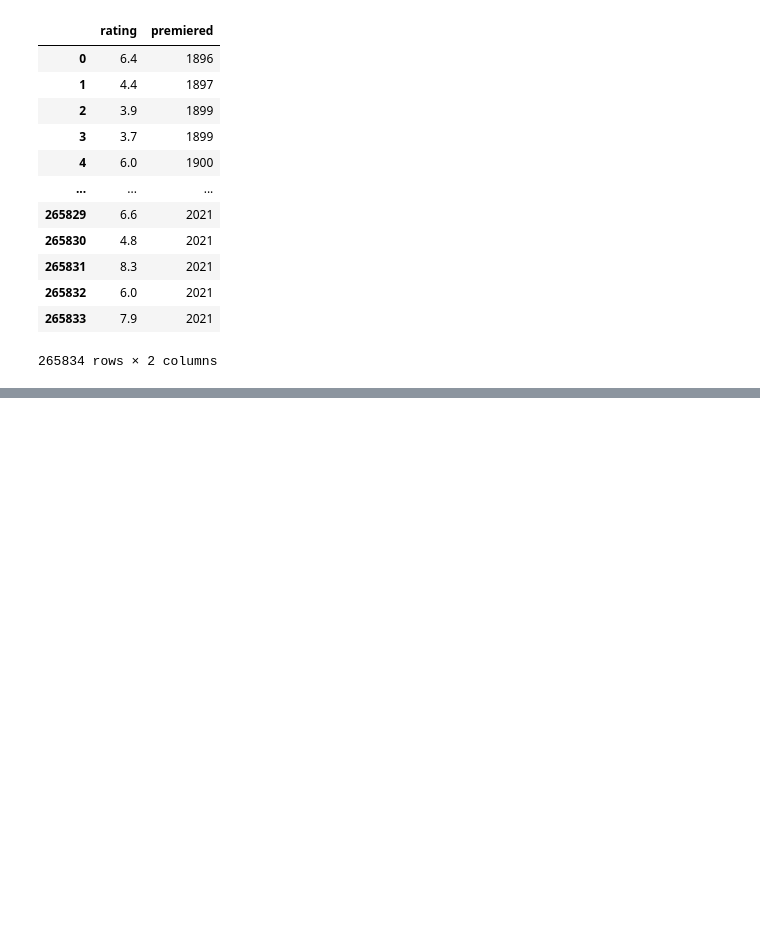
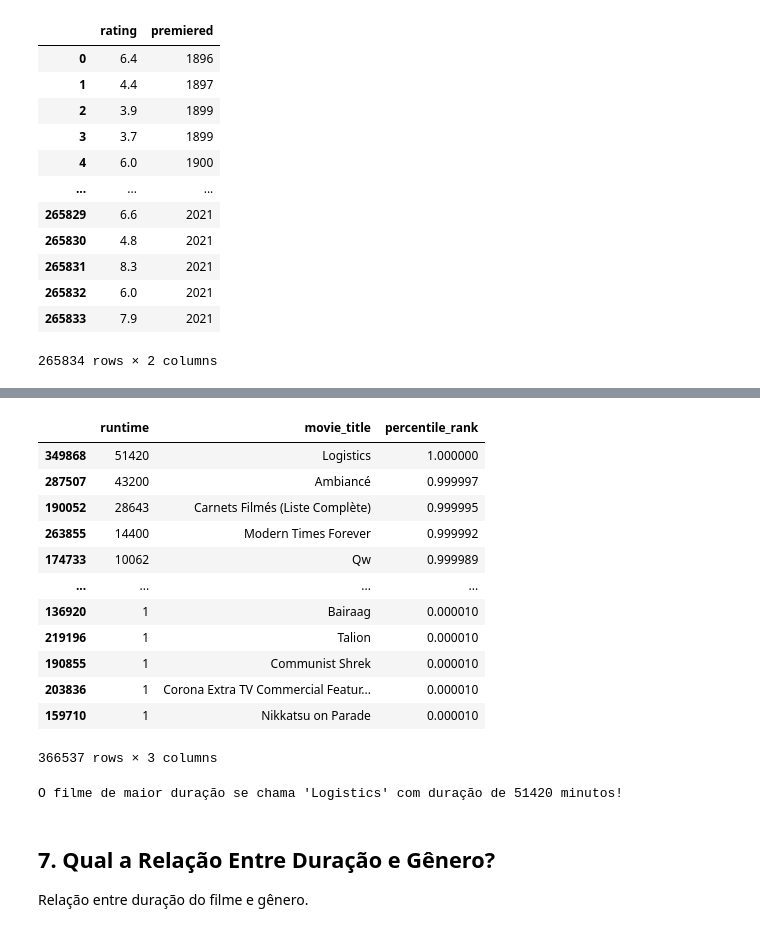
Before and after one commit to felipetac/imdb-data-analytics-python, a Jupyter notebook: imdb-data-analytics.ipynb, the cells around one changed output, grey strips where cells are left out. Drawn from its saved outputs; the diff is of its cells as text; code cells hidden in the pictures; blank space fills up the shorter version.

```diff
--- a/imdb-data-analytics.ipynb
+++ b/imdb-data-analytics.ipynb
@@ -508,0 +610,9 @@ df4
+# %%
+# Refazendo a consulta e retornando o filme com maior duração
+query = '''
+            SELECT runtime_minutes AS runtime, primary_title AS movie_title
+            FROM titles WHERE type = 'movie' AND Runtime != 'NaN'
+        '''
+
+df6 = pd.read_sql_query(query, conn)
+df6
@@ -508,0 +633,29 @@ df4
+# %%
+# Gerando um Rank em Percentil para validar o filme de maior duração
+# study base: https://www.geeksforgeeks.org/percentile-rank-of-a-column-in-a-pandas-dataframe/
+
+df6['percentile_rank'] = df6.runtime.rank(pct = True)
+df6.sort_values(by='percentile_rank', ascending=False, inplace=True)
+df6
+# %% [output]
+|  | runtime | movie_title | percentile_rank |
+| 349868 | 51420 | Logistics | 1.000000 |
+| 287507 | 43200 | Ambiancé | 0.999997 |
+| 190052 | 28643 | Carnets Filmés (Liste Complète) | 0.999995 |
+| 263855 | 14400 | Modern Times Forever | 0.999992 |
+| 174733 | 10062 | Qw | 0.999989 |
+| ... | ... | ... | ... |
+| 136920 | 1 | Bairaag | 0.000010 |
+| 219196 | 1 | Talion | 0.000010 |
+| 190855 | 1 | Communist Shrek | 0.000010 |
+| 203836 | 1 | Corona Extra TV Commercial Featur... | 0.000010 |
+| 159710 | 1 | Nikkatsu on Parade | 0.000010 |
+366537 rows × 3 columns
+# %%
+print("O filme de maior duração se chama '%s' com duração de %d minutos!" % (df6.iloc[0]['movie_title'], df6.iloc[0]['runtime']))
+# %% [output]
+O filme de maior duração se chama 'Logistics' com duração de 51420 minutos!
+# %% [markdown]
+## 7. Qual a Relação Entre Duração e Gênero?
+
+Relação entre duração do filme e gênero.
```
Also changed, not shown: parts of 13 cells of this notebook.
